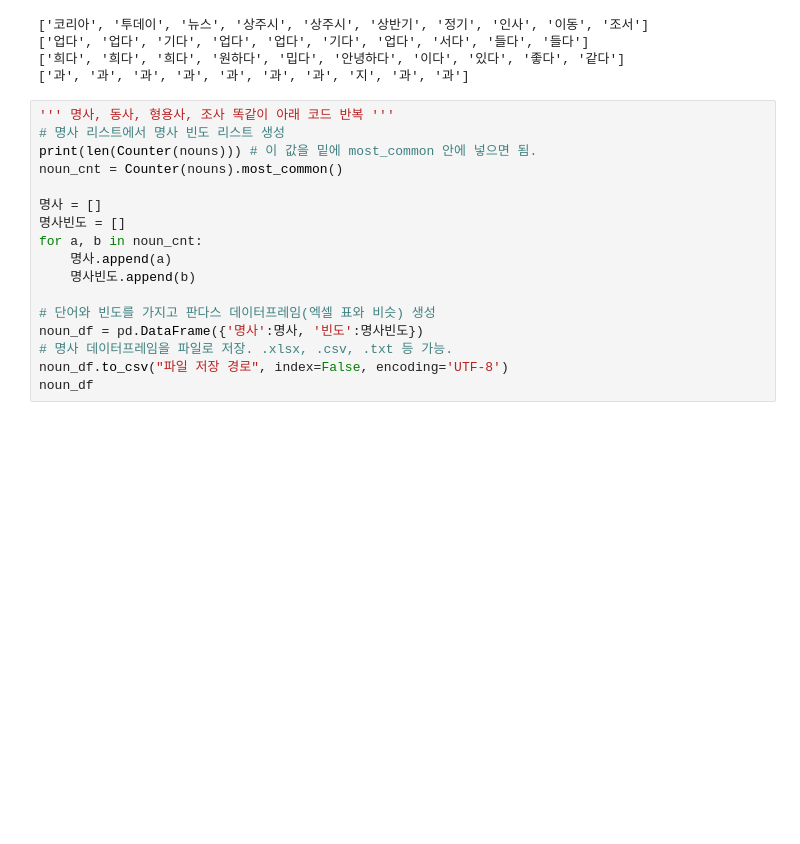
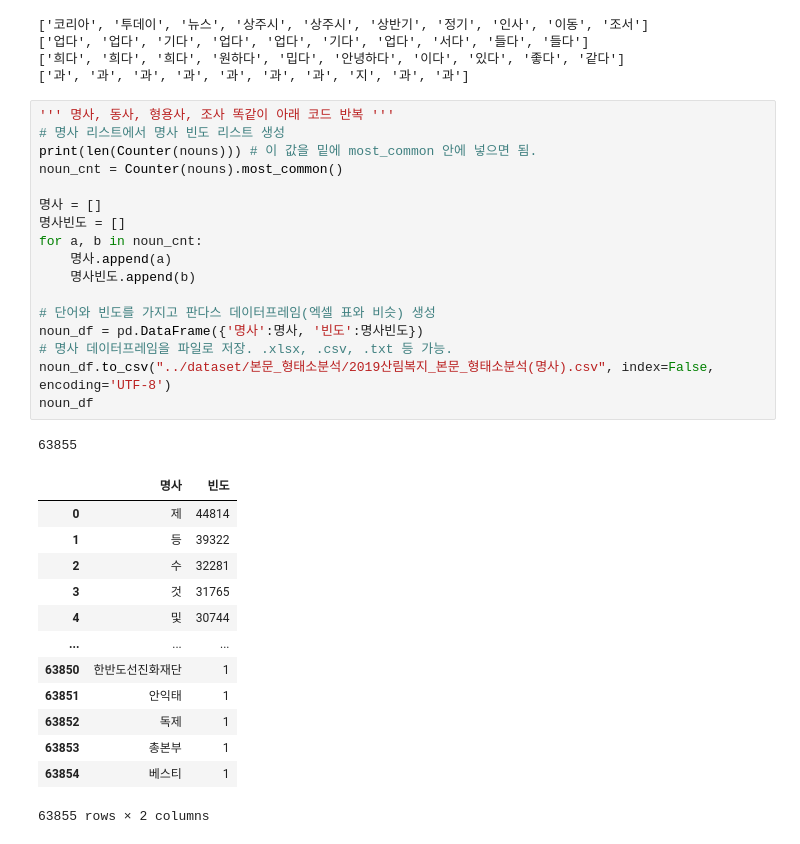
Before and after one commit to DDalaDDula/NIFoS, a Jupyter notebook: 치유(복지)/한글_텍스트_형태소분석/한글텍스트_형태소분석_2019(KoNLPy).ipynb, the cells around one changed output. Cells and saved outputs as stored; diff of their text form; blank space fills up the shorter version.

```diff
--- a/치유(복지)/한글_텍스트_형태소분석/한글텍스트_형태소분석_2019(KoNLPy).ipynb
+++ b/치유(복지)/한글_텍스트_형태소분석/한글텍스트_형태소분석_2019(KoNLPy).ipynb
@@ -71,20 +71,35 @@ print(josas[0:10])
 # %%
 ''' 명사, 동사, 형용사, 조사 똑같이 아래 코드 반복 '''
 # 명사 리스트에서 명사 빈도 리스트 생성
 print(len(Counter(nouns))) # 이 값을 밑에 most_common 안에 넣으면 됨.
 noun_cnt = Counter(nouns).most_common()
 
 명사 = []
 명사빈도 = []
 for a, b in noun_cnt:
     명사.append(a)
     명사빈도.append(b)
 
 # 단어와 빈도를 가지고 판다스 데이터프레임(엑셀 표와 비슷) 생성
 noun_df = pd.DataFrame({'명사':명사, '빈도':명사빈도})
 # 명사 데이터프레임을 파일로 저장. .xlsx, .csv, .txt 등 가능.
-noun_df.to_csv("파일 저장 경로", index=False, encoding='UTF-8')
+noun_df.to_csv("../dataset/본문_형태소분석/2019산림복지_본문_형태소분석(명사).csv", index=False, encoding='UTF-8')
 noun_df
+# %% [output]
+63855
+|  | 명사 | 빈도 |
+| 0 | 제 | 44814 |
+| 1 | 등 | 39322 |
+| 2 | 수 | 32281 |
+| 3 | 것 | 31765 |
+| 4 | 및 | 30744 |
+| ... | ... | ... |
+| 63850 | 한반도선진화재단 | 1 |
+| 63851 | 안익태 | 1 |
+| 63852 | 독제 | 1 |
+| 63853 | 총본부 | 1 |
+| 63854 | 베스티 | 1 |
+63855 rows × 2 columns
 # %%
 ''' 명사, 동사, 형용사, 조사 똑같이 아래 코드 반복 '''
 # 명사 리스트에서 명사 빈도 리스트 생성
```
Also changed, not shown: parts of 9 cells of this notebook, 7 other files.
